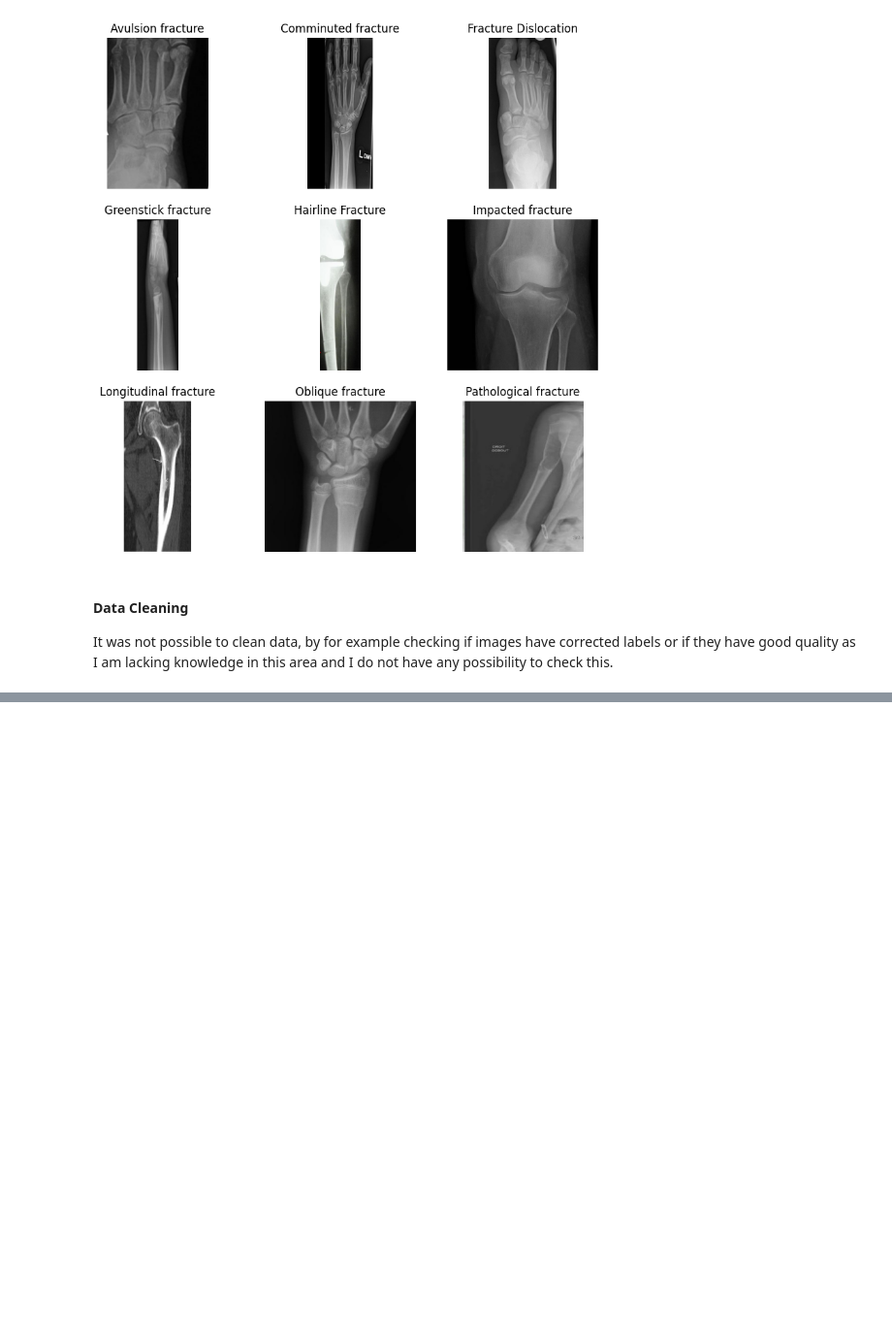
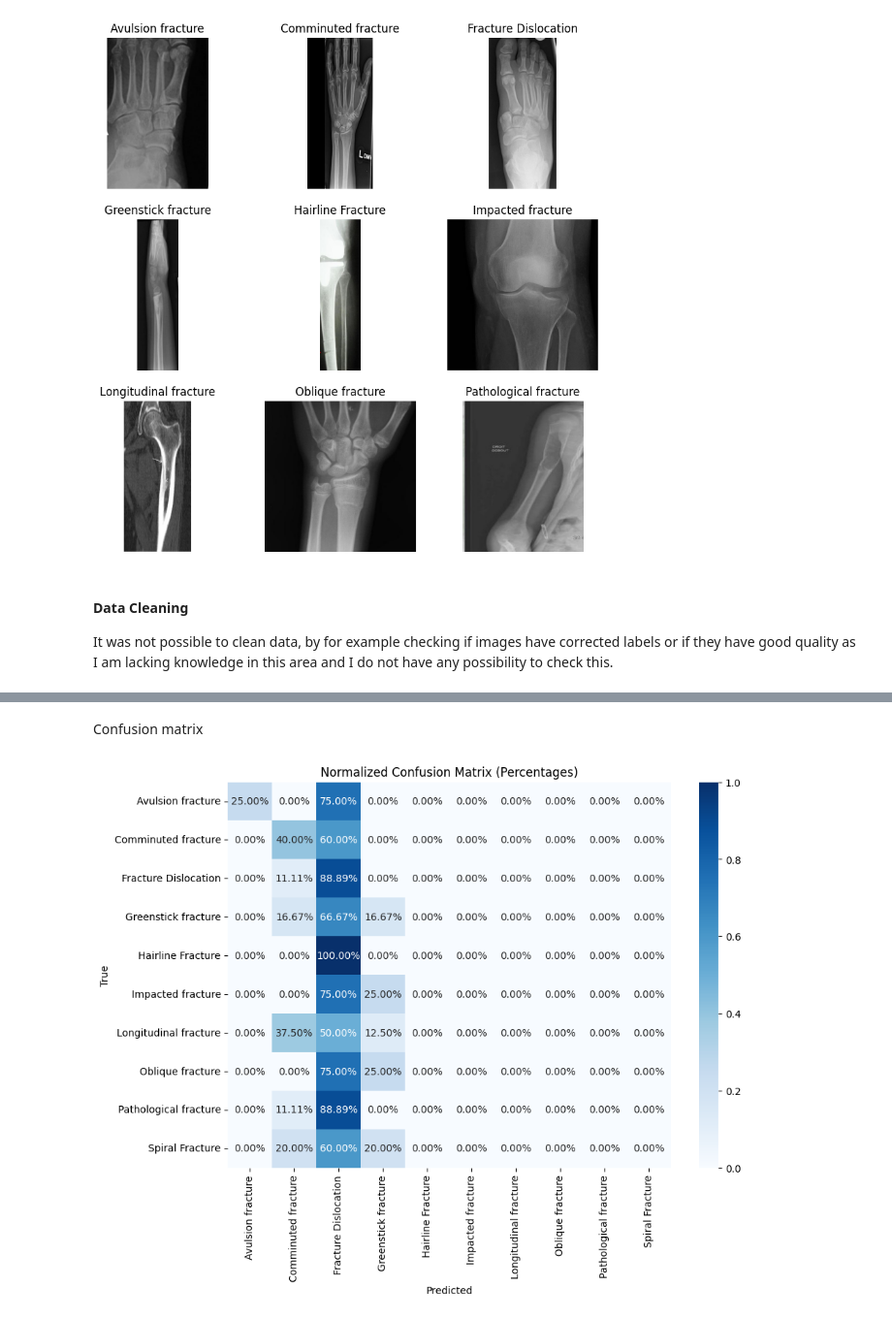
Before and after one commit to dalimvc/Image-clasification, a Jupyter notebook: DM24-MPrject-Code-b21dalmi.ipynb, the cells around one changed output, grey strips where cells are left out. Shown: that part at 97% size. Saved outputs shown, nothing was run; the diff lists cells and outputs as text; code cells hidden in the pictures; blank space fills up the shorter version.

```diff
--- a/DM24-MPrject-Code-b21dalmi.ipynb
+++ b/DM24-MPrject-Code-b21dalmi.ipynb
@@ -82,0 +234,11 @@ plt.show()
+# %%
+#vgg16_image_labels will store current labels for images
+#vgg16_predicted_labels will store values that the model predicted
+vgg16_image_labels = []
+vgg16_predicted_labels = []
+
+#making predictions on the test set and getting both true and predicted labels
+for images, labels in test_set:
+    vgg16_predictions = vgg16_model.predict(images)
+    vgg16_image_labels.extend(labels.numpy())
+    vgg16_predicted_labels.extend(vgg16_predictions.argmax(axis=1))
@@ -82,0 +286,18 @@ plt.show()
+# %% [markdown]
+Confusion matrix
+# %%
+#computing conf. matrix
+cm = confusion_matrix(vgg16_image_labels, vgg16_predicted_labels)
+
+#normalizing confusion matrix by dividing each value by the total number of samples in the true class
+cm_normalized = cm.astype('float') / cm.sum(axis=1)[:, np.newaxis]
+
+#dsipalying confusion matrix
+plt.figure(figsize=(10, 7))
+sns.heatmap(cm_normalized, annot=True, fmt='.2%', cmap='Blues', xticklabels=classes, yticklabels=classes)
+plt.xlabel('Predicted')
+plt.ylabel('True')
+plt.title('Normalized Confusion Matrix (Percentages)')
+plt.show()
+# %% [output]
+[figure, added]
```
Also changed, not shown: parts of 29 cells of this notebook.
